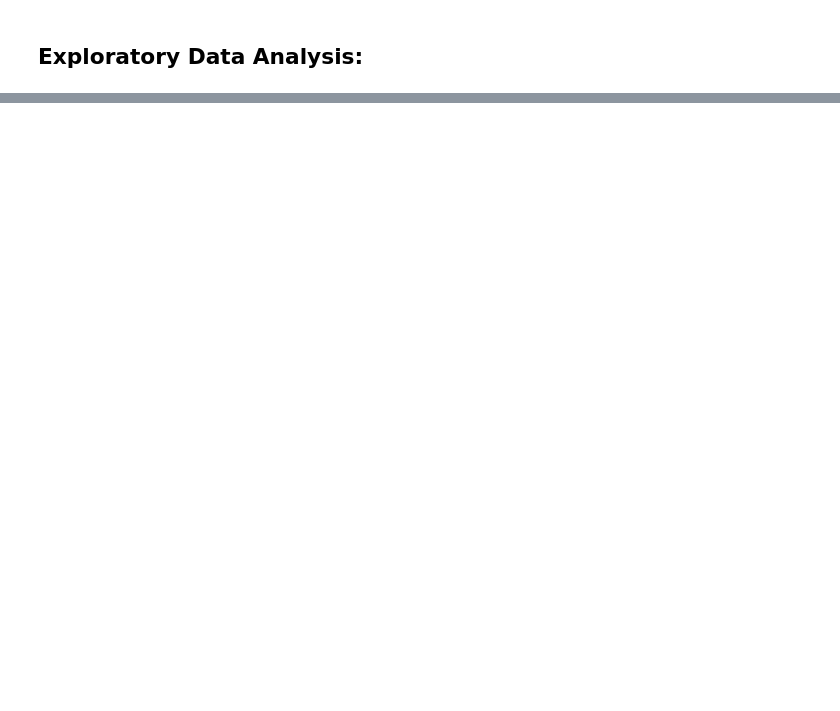
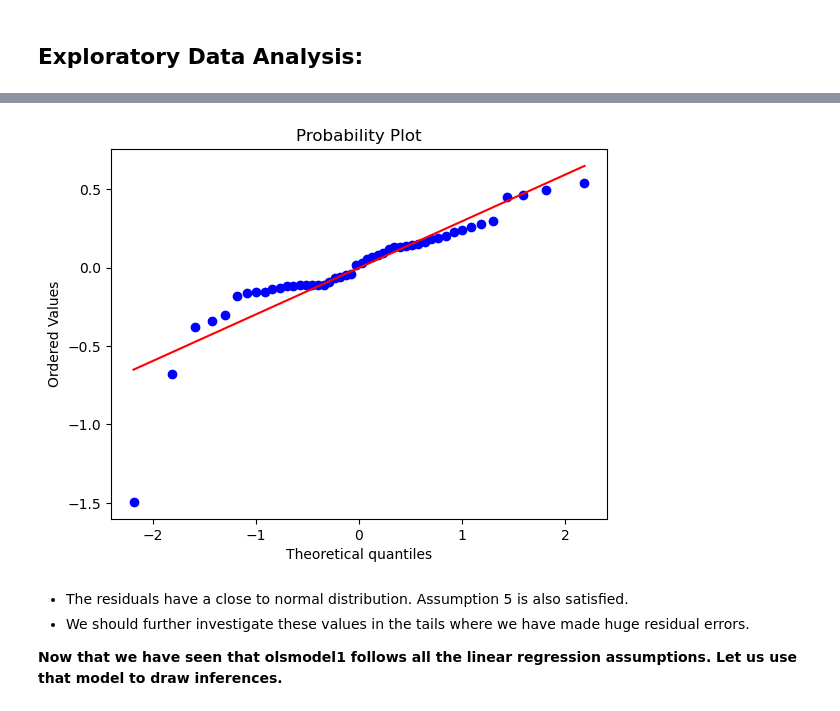
Before and after one commit to ithllc/AAI_500_01_SP23, a Jupyter notebook: frankivey_Temp.ipynb, the cells around one changed output, grey strips where cells are left out. Cells and saved outputs as stored; diff of their text form; code cells hidden in the pictures; blank space fills up the shorter version.

```diff
--- a/frankivey_Temp.ipynb
+++ b/frankivey_Temp.ipynb
@@ -103,0 +504,3 @@ memory usage: 6.6+ KB
+# %%
+independent_evbattemp_vars = evbattemp.drop(['Avg_Battery_Temperature_Combined_Celsius', 'Avg_Battery_Temperature_Combined_Celsius_log'], axis = 1)
+dependent_evbattemp_var = evbattemp[['Avg_Battery_Temperature_Combined_Celsius_log', 'Avg_Battery_Temperature_Combined_Celsius']]
@@ -103,0 +509,6 @@ memory usage: 6.6+ KB
+# %%
+from sklearn.model_selection import train_test_split
+
+x_train, x_test, y_train, y_test = train_test_split(
+    independent_evbattemp_vars, dependent_evbattemp_var, test_size = 0.3, random_state = 1
+)
@@ -103,0 +527,17 @@ memory usage: 6.6+ KB
+# %%
+import statsmodels.api as sm
+
+# Statsmodel api does not add a constant by default. We need to add it explicitly.
+x_train = sm.add_constant(x_train)
+# Add constant to test data
+x_test = sm.add_constant(x_test)
+
+
+def build_ols_model(train):
+    # Create the model
+    olsmodel = sm.OLS(y_train["Avg_Battery_Temperature_Combined_Celsius_log"], train)
+    return olsmodel.fit()
+
+
+olsmodel1 = build_ols_model(x_train)
+print(olsmodel1.summary())
@@ -103,0 +674,3 @@ memory usage: 6.6+ KB
+# %%
+residuals = olsmodel1.resid
+np.mean(residuals)
@@ -103,0 +740,14 @@ memory usage: 6.6+ KB
+# %%
+# Plot q-q plot of residuals
+import pylab
+
+
+scipy.stats.probplot(residuals, dist = "norm", plot = pylab)
+plt.show()
+# %% [output]
+[figure, added]
+# %% [markdown]
+- The residuals have a close to normal distribution. Assumption 5 is also satisfied.
+- We should further investigate these values in the tails where we have made huge residual errors.
+
+**Now that we have seen that olsmodel1 follows all the linear regression assumptions. Let us use that model to draw inferences.**
```
Also changed, not shown: parts of 96 cells of this notebook.
